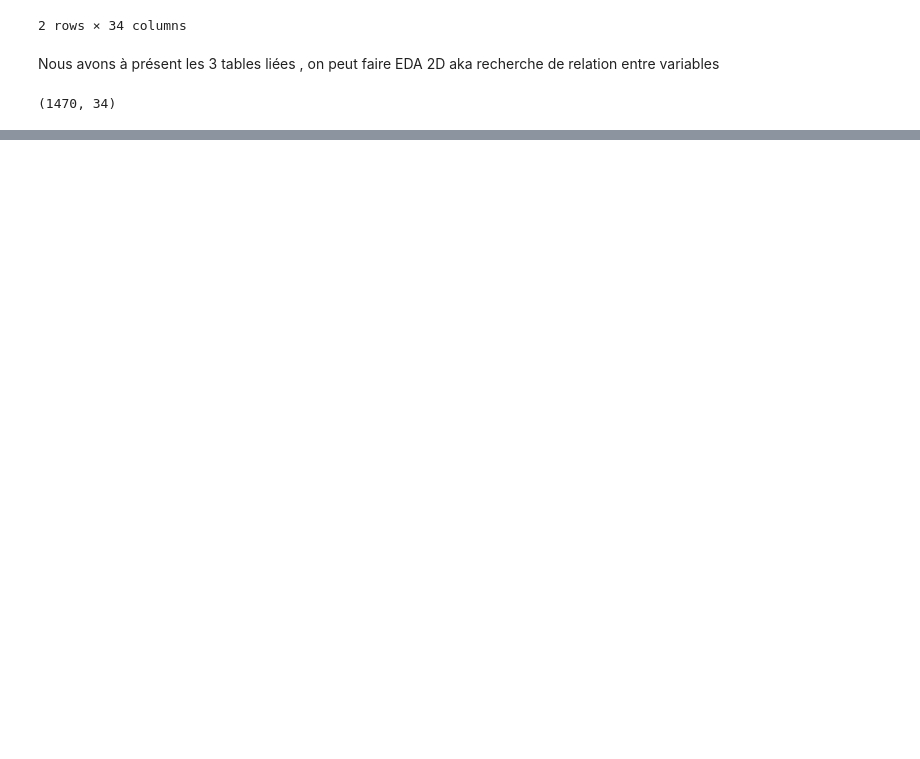
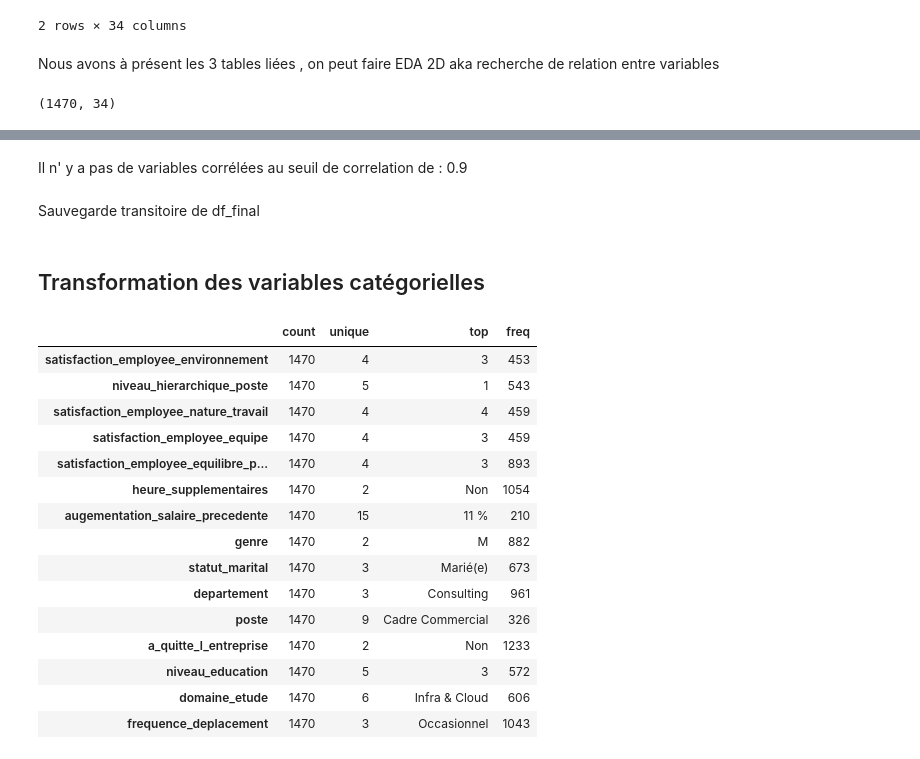
Before and after one commit to AIEngOc2025/Projet4, a Jupyter notebook: Developpement/classification_informations.ipynb, the cells around one changed output, grey strips where cells are left out. Cells and saved outputs as stored; diff of their text form; code cells hidden in the pictures; blank space fills up the shorter version.

```diff
--- a/Developpement/classification_informations.ipynb
+++ b/Developpement/classification_informations.ipynb
@@ -755,0 +824,25 @@ categorical_features = df_filtered.select_dtypes(include="category").columns.tol
+# %% [markdown]
+Il n' y a pas de variables corrélées au seuil de correlation de : 0.9
+# %% [markdown]
+Sauvegarde transitoire de df_final
+# %% [markdown]
+## Transformation des variables catégorielles
+# %%
+df_final.describe(include = 'category').T
+# %% [output]
+|  | count | unique | top | freq |
+| satisfaction_employee_environnement | 1470 | 4 | 3 | 453 |
+| niveau_hierarchique_poste | 1470 | 5 | 1 | 543 |
+| satisfaction_employee_nature_travail | 1470 | 4 | 4 | 459 |
+| satisfaction_employee_equipe | 1470 | 4 | 3 | 459 |
+| satisfaction_employee_equilibre_p... | 1470 | 4 | 3 | 893 |
+| heure_supplementaires | 1470 | 2 | Non | 1054 |
+| augementation_salaire_precedente | 1470 | 15 | 11 % | 210 |
+| genre | 1470 | 2 | M | 882 |
+| statut_marital | 1470 | 3 | Marié(e) | 673 |
+| departement | 1470 | 3 | Consulting | 961 |
+| poste | 1470 | 9 | Cadre Commercial | 326 |
+| a_quitte_l_entreprise | 1470 | 2 | Non | 1233 |
+| niveau_education | 1470 | 5 | 3 | 572 |
+| domaine_etude | 1470 | 6 | Infra & Cloud | 606 |
+| frequence_deplacement | 1470 | 3 | Occasionnel | 1043 |
```
Also changed, not shown: parts of 17 cells of this notebook.
